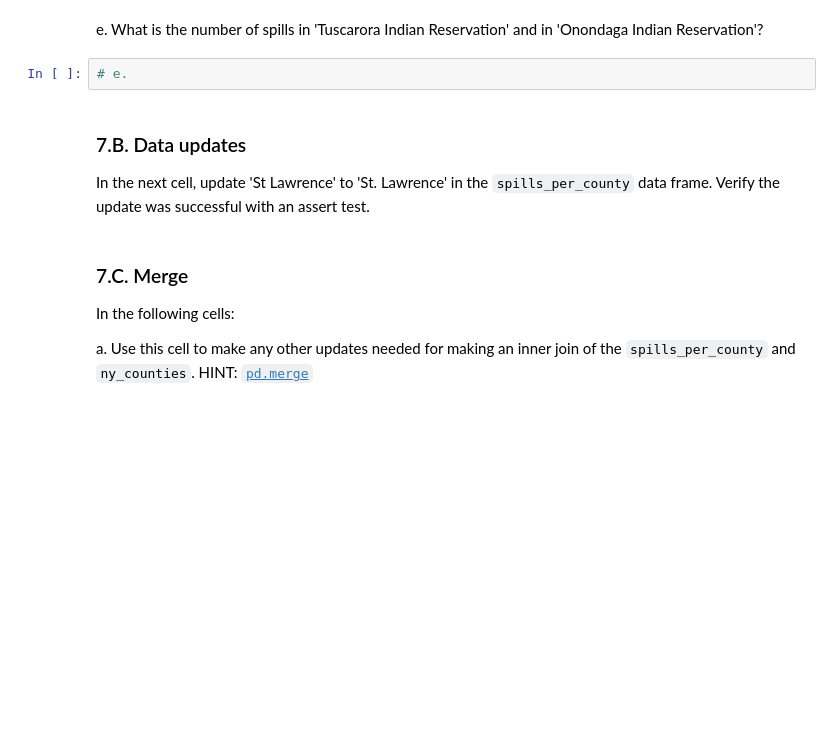
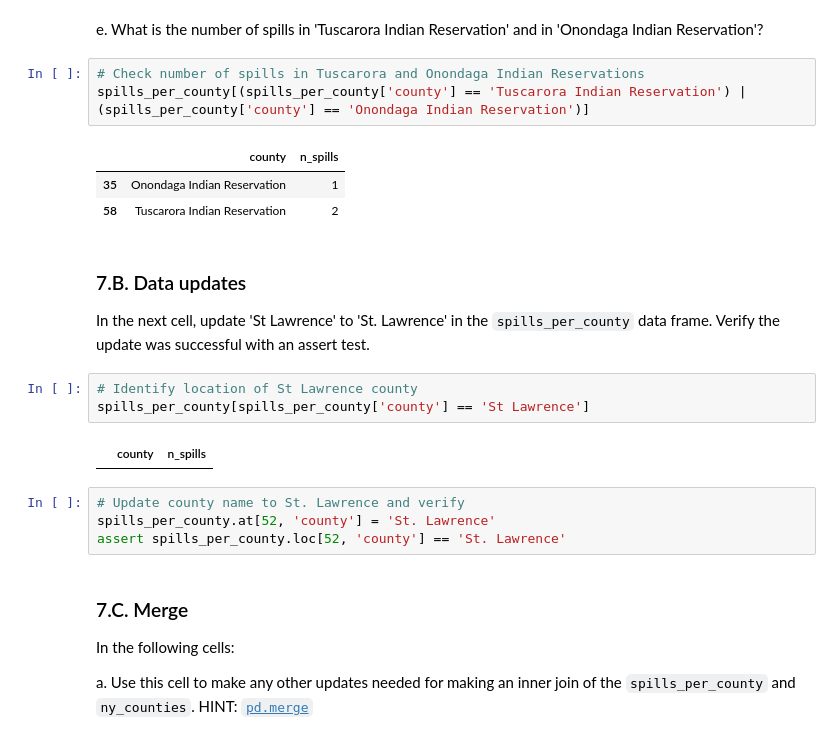
Before and after one commit to RachelMGitH/eds220-hwk3, a Jupyter notebook: hwk3-task2-spills.ipynb, the cells around one changed output. Saved outputs shown, nothing was run; the diff lists cells and outputs as text; blank space fills up the shorter version.

```diff
--- a/hwk3-task2-spills.ipynb
+++ b/hwk3-task2-spills.ipynb
@@ -463,11 +498,25 @@ grader.check("7Ad")
 # %% [markdown]
 e. What is the number of spills in 'Tuscarora Indian Reservation' and in 'Onondaga Indian Reservation'?
 # %%
-# e.
+# Check number of spills in Tuscarora and Onondaga Indian Reservations
+spills_per_county[(spills_per_county['county'] == 'Tuscarora Indian Reservation') | (spills_per_county['county'] == 'Onondaga Indian Reservation')]
+# %% [output]
+|  | county | n_spills |
+| 35 | Onondaga Indian Reservation | 1 |
+| 58 | Tuscarora Indian Reservation | 2 |
 # %% [markdown]
 ### 7.B. Data updates
 
 In the next cell, update 'St Lawrence' to 'St. Lawrence' in the `spills_per_county` data frame. Verify the update was successful with an assert test.
+# %%
+# Identify location of St Lawrence county
+spills_per_county[spills_per_county['county'] == 'St Lawrence']
+# %% [output]
+|  | county | n_spills |
+# %%
+# Update county name to St. Lawrence and verify
+spills_per_county.at[52, 'county'] = 'St. Lawrence'
+assert spills_per_county.loc[52, 'county'] == 'St. Lawrence'
 # %% [markdown]
 ### 7.C. Merge
 
```
Also changed, not shown: parts of 13 cells of this notebook.
